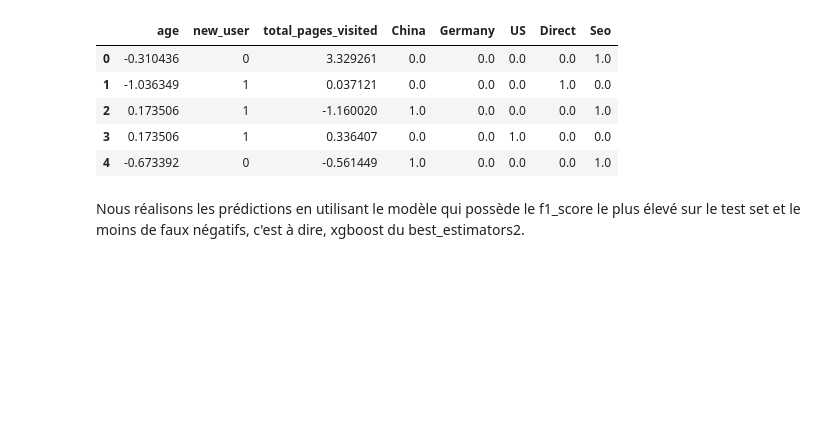
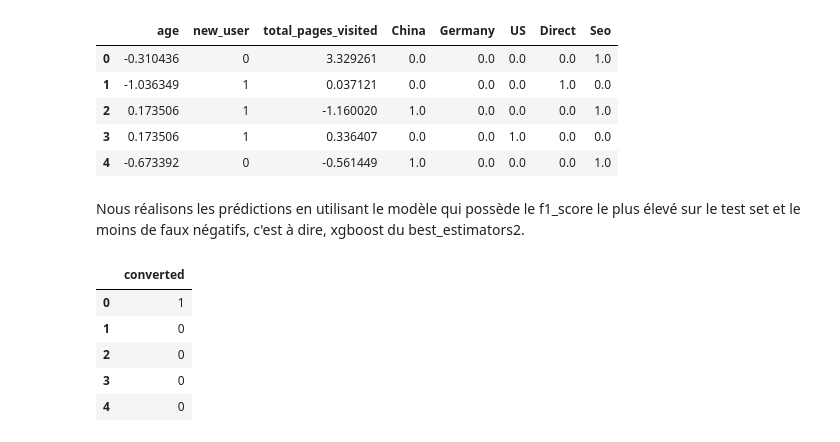
Before and after one commit to mmatthieu1290/Project3-Certification-Conversion-Rate, a Jupyter notebook: Version_finale_projet3_Matthieu_Marechal.ipynb, the cells around one changed output. Drawn from its saved outputs; the diff is of its cells as text; code cells hidden in the pictures; blank space fills up the shorter version.

```diff
--- a/Version_finale_projet3_Matthieu_Marechal.ipynb
+++ b/Version_finale_projet3_Matthieu_Marechal.ipynb
@@ -831,3 +831,14 @@ data = {
 
 Y_predictions = pd.DataFrame(columns=['converted'],data=data)
 Y_predictions.to_csv('conversion_data_test_predictions_MARECHAL.csv', index=False)
+# %%
+pred2 = pd.read_csv('conversion_data_test_predictions_MARECHAL2.csv')
+
+pred2.head()
+# %% [output]
+|  | converted |
+| 0 | 1 |
+| 1 | 0 |
+| 2 | 0 |
+| 3 | 0 |
+| 4 | 0 |
```
Also changed, not shown: parts of 1 cell of this notebook.
